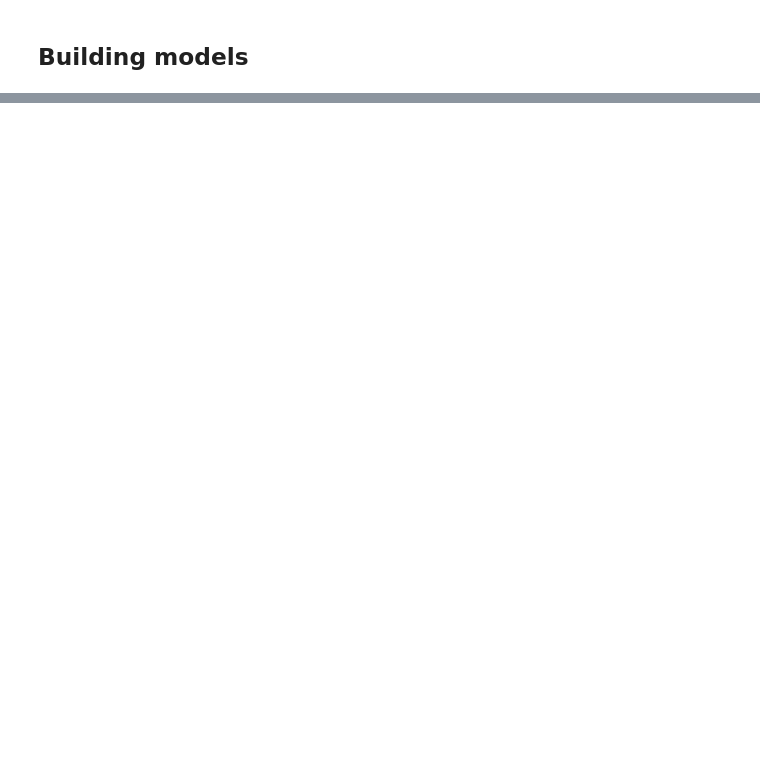
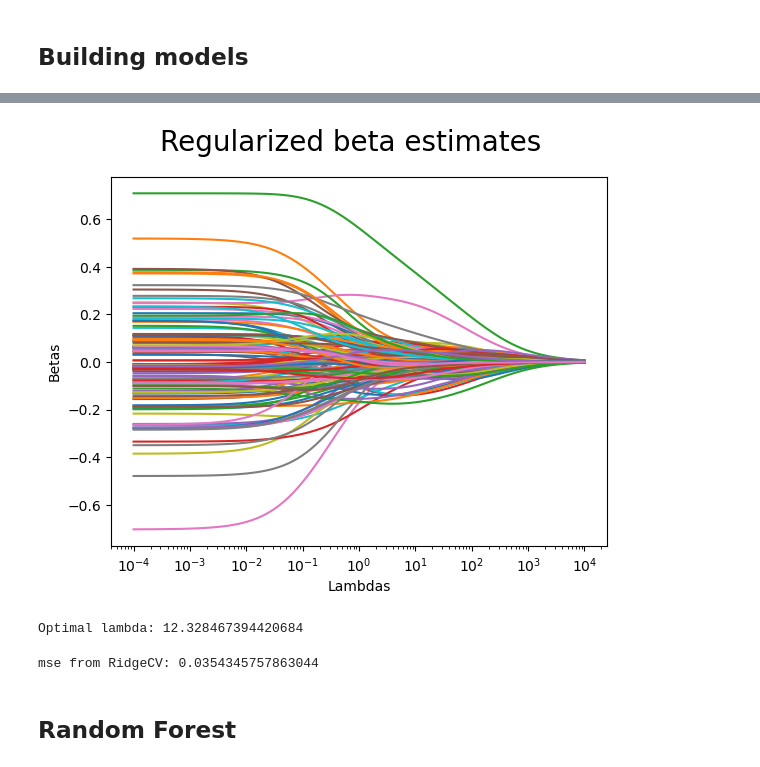
Before and after one commit to johanstaffeldt/case_1, a Jupyter notebook: src_johan/case_1.ipynb, the cells around one changed output, grey strips where cells are left out. Saved outputs shown, nothing was run; the diff lists cells and outputs as text; code cells hidden in the pictures; blank space fills up the shorter version.

```diff
--- a/src_johan/case_1.ipynb
+++ b/src_johan/case_1.ipynb
@@ -69,2 +72,25 @@ np.savetxt('../data/case1Data_Xnew_imputed.csv', data_new_imputed, delimiter=','
+# %%
+# One-hot encode only the last 5 columns of the imputed data
+data_imputed = pd.get_dummies(data_imputed, columns=data_imputed.columns[-5:], dtype=int)
+
+# Convert the numerical columns to float before applying standardization
+data_imputed.iloc[:, :-36] = data_imputed.iloc[:, :-36].astype(float)
+
+# Standardizing the numerical features and targets: z = (x - u) / sd
+scaler = preproc.StandardScaler()
+data_imputed.iloc[:, :-36] = scaler.fit_transform(data_imputed.iloc[:, :-36])
+
+# Save the imputed data to a csv file
+np.savetxt('../data/case1Data_imputed.csv', data_imputed, delimiter=',')
+np.savetxt('../data/case1Data_Xnew_imputed.csv', data_new_imputed, delimiter=',')
+
+# First column is the target variable
+y = data_imputed.iloc[:, 0]
+
+# X is the feature matrix (all columns except the first)
+X = data_imputed.iloc[:, 1:]
+
+# Number of observations
+[n, p] = X.shape
 # %% [markdown]
 ## Building models
@@ -70,0 +138,43 @@ np.savetxt('../data/case1Data_Xnew_imputed.csv', data_new_imputed, delimiter=','
+# %%
+def ridgeMulti(X, _lambda, p, y):
+    inner_prod = np.linalg.inv(X.T @ X + _lambda * np.eye(p,p))
+    outer_prod = X.T @ y
+    betas = inner_prod @ outer_prod
+    return betas
+k = 100; # try k values of lambda
+lambdas = np.logspace(-4, 4, k)
+
+betas = np.zeros((p,k))
+
+for i in range(k):
+    betas[:, i] = ridgeMulti(X, lambdas[i], p, y)
+
+plt.figure()
+plt.semilogx(lambdas, betas.T )
+plt.xlabel("Lambdas")
+plt.ylabel("Betas")
+plt.suptitle("Regularized beta estimates", fontsize=20)
+plt.show()
+# %% [output]
+[figure, added]
+# %%
+# Perform RidgeCV with 10-fold cross-validation
+ridge_cv = RidgeCV(alphas=lambdas, store_cv_values=False, cv=10)
+ridge_cv.fit(X, y)
+
+# Optimal lambda
+lambda_OP = ridge_cv.alpha_
+
+#print optimal lambda
+print(f'Optimal lambda: {lambda_OP}')
+# %% [output]
+Optimal lambda: 12.328467394420684
+# %%
+# Estimate mse with optimal lambda
+y_hat = ridge_cv.predict(X_test)
+mse = np.mean((y_test - y_hat) ** 2)
+print(f'mse from RidgeCV: {mse}')
+# %% [output]
+mse from RidgeCV: 0.0354345757863044
+# %% [markdown]
+## Random Forest
```
Also changed, not shown: parts of 4 cells of this notebook, 1 other file.
